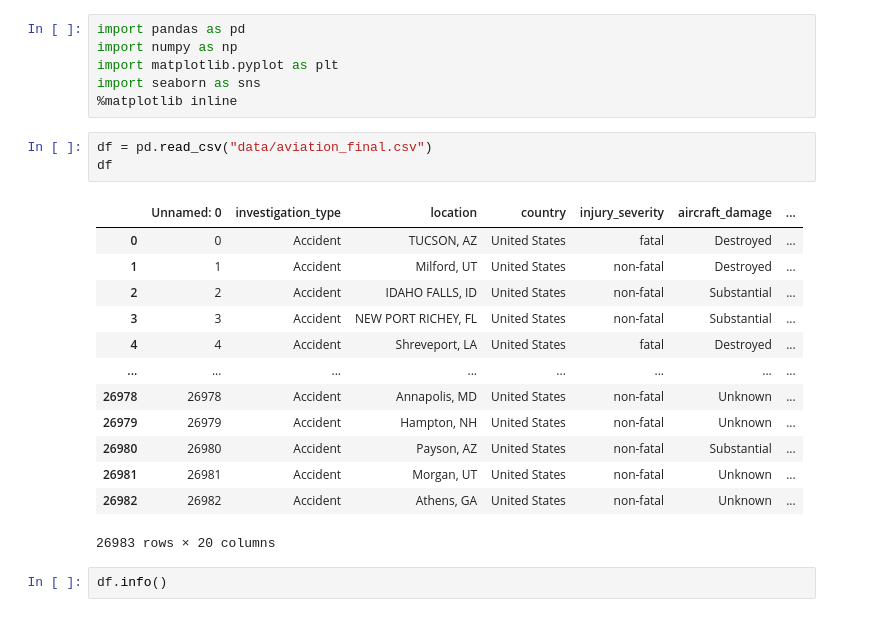
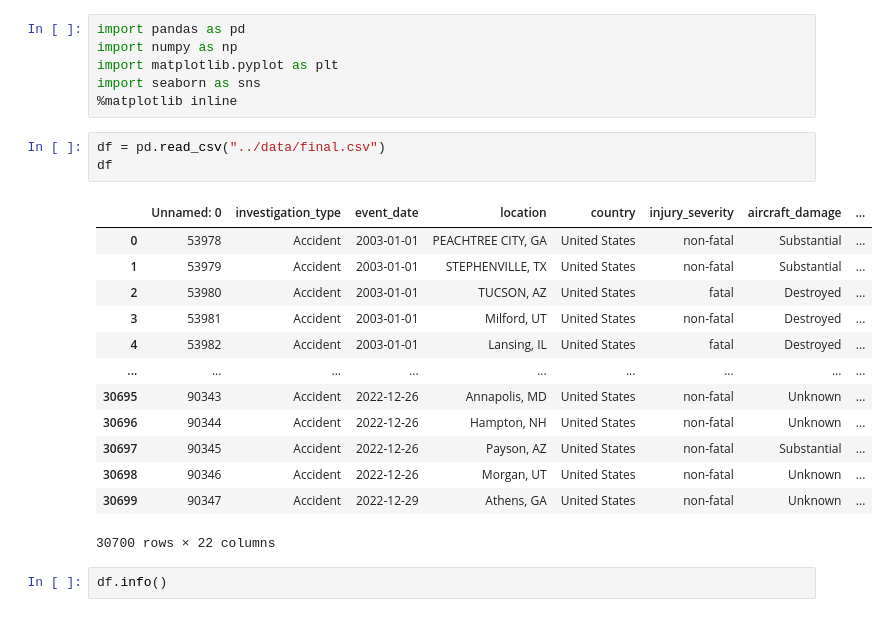
Before and after one commit to dvdhartsman/phase_1_project, a Jupyter notebook: danayt_notebooks/Danayt_EDA.ipynb, the cells around one changed output. Drawn from its saved outputs; the diff is of its cells as text.

```diff
--- a/danayt_notebooks/Danayt_EDA.ipynb
+++ b/danayt_notebooks/Danayt_EDA.ipynb
@@ -5,22 +5,22 @@ import matplotlib.pyplot as plt
 import seaborn as sns
 %matplotlib inline
 # %%
-df = pd.read_csv("data/aviation_final.csv")
+df = pd.read_csv("../data/final.csv")
 df
 # %% [output]
-|  | Unnamed: 0 | investigation_type | location | country | injury_severity | aircraft_damage | ... |
-| 0 | 0 | Accident | TUCSON, AZ | United States | fatal | Destroyed | ... |
-| 1 | 1 | Accident | Milford, UT | United States | non-fatal | Destroyed | ... |
-| 2 | 2 | Accident | IDAHO FALLS, ID | United States | non-fatal | Substantial | ... |
-| 3 | 3 | Accident | NEW PORT RICHEY, FL | United States | non-fatal | Substantial | ... |
-| 4 | 4 | Accident | Shreveport, LA | United States | fatal | Destroyed | ... |
-| ... | ... | ... | ... | ... | ... | ... | ... |
-| 26978 | 26978 | Accident | Annapolis, MD | United States | non-fatal | Unknown | ... |
-| 26979 | 26979 | Accident | Hampton, NH | United States | non-fatal | Unknown | ... |
-| 26980 | 26980 | Accident | Payson, AZ | United States | non-fatal | Substantial | ... |
-| 26981 | 26981 | Accident | Morgan, UT | United States | non-fatal | Unknown | ... |
-| 26982 | 26982 | Accident | Athens, GA | United States | non-fatal | Unknown | ... |
+|  | Unnamed: 0 | investigation_type | event_date | location | country | injury_severity | aircraft_damage | ... |
+| 0 | 53978 | Accident | 2003-01-01 | PEACHTREE CITY, GA | United States | non-fatal | Substantial | ... |
+| 1 | 53979 | Accident | 2003-01-01 | STEPHENVILLE, TX | United States | non-fatal | Substantial | ... |
+| 2 | 53980 | Accident | 2003-01-01 | TUCSON, AZ | United States | fatal | Destroyed | ... |
+| 3 | 53981 | Accident | 2003-01-01 | Milford, UT | United States | non-fatal | Destroyed | ... |
+| 4 | 53982 | Accident | 2003-01-01 | Lansing, IL | United States | fatal | Destroyed | ... |
+| ... | ... | ... | ... | ... | ... | ... | ... | ... |
+| 30695 | 90343 | Accident | 2022-12-26 | Annapolis, MD | United States | non-fatal | Unknown | ... |
+| 30696 | 90344 | Accident | 2022-12-26 | Hampton, NH | United States | non-fatal | Unknown | ... |
+| 30697 | 90345 | Accident | 2022-12-26 | Payson, AZ | United States | non-fatal | Substantial | ... |
+| 30698 | 90346 | Accident | 2022-12-26 | Morgan, UT | United States | non-fatal | Unknown | ... |
+| 30699 | 90347 | Accident | 2022-12-29 | Athens, GA | United States | non-fatal | Unknown | ... |
-26983 rows × 20 columns
+30700 rows × 22 columns
 # %%
 df.info()
 # %% [output]
```
Also changed, not shown: parts of 5 cells of this notebook.
